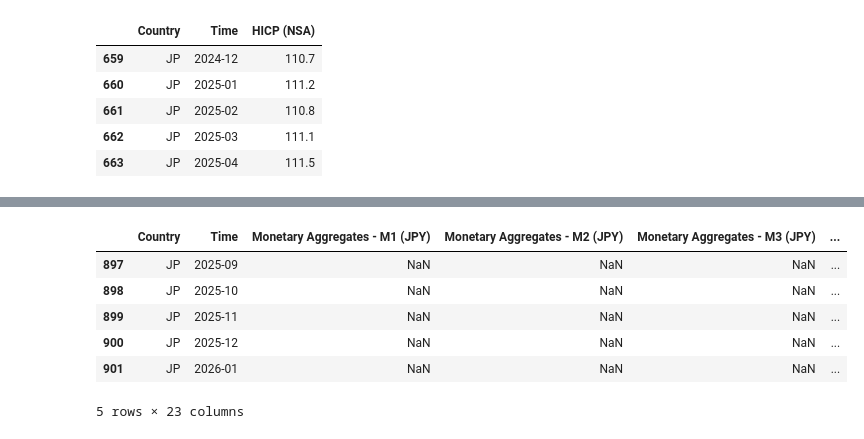
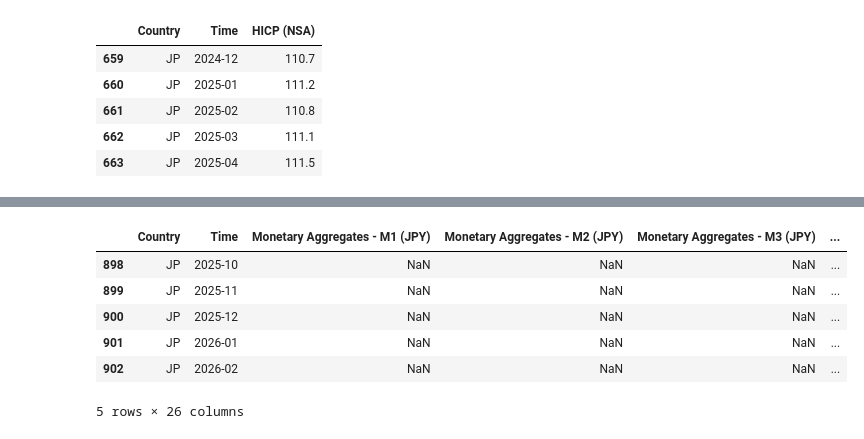
Before and after one commit to EliaLand/PVAR_japan_endogenous_money, a Jupyter notebook: Module1_data_extraction_manipulation.ipynb, the cells around one changed output, grey strips where cells are left out. Cells and saved outputs as stored; diff of their text form; code cells hidden in the pictures.

```diff
--- a/Module1_data_extraction_manipulation.ipynb
+++ b/Module1_data_extraction_manipulation.ipynb
@@ -782,0 +851,16 @@ jp_dudebt_m_raw.tail()
+# %%
+# NEXT FUNDS TOPIX Banks Exchange Traded Fund, 1615.T, (monthly, %, non-seasonally adjusted, 1993/10, 2025/12)
+# https://finance.yahoo.com/quote/1615.T/ (1615.T)
+
+jp_def_m_raw = fetch_YFINANCE("1615.T", "2000-01-01", "2026-02-25")
+jp_def_m_raw.columns = ["Time", "1615.T-Price", "1615.T-Volume"]
+
+jp_def_m_raw["Time"] = jp_def_m_raw["Time"].dt.to_timestamp()
+jp_def_m_raw["Time"] = jp_def_m_raw["Time"].dt.to_period("M").astype(str)
+jp_def_m_raw["Country"] = "JP"
+jp_def_m_raw = jp_def_m_raw[
+    ["Country", "Time", "1615.T-Price"]
+]
+jp_def_m_raw = jp_def_m_raw.dropna()
+
+jp_def_m_raw.tail()
@@ -912,3 +1008,9 @@ jp_debt_df.tail()
 | 382 | JP | 2021-11 | 216.135005 | NaN | NaN |
 | 383 | JP | 2021-12 | 216.135005 | NaN | NaN |
 | 384 | JP | 2022-01 | 215.906360 | NaN | NaN |
+# %%
+# Net Interest Margin Dataframe
+jp_nim_df = pd.merge(jp_loai_m_raw, jp_depi_m_raw, on=["Country", "Time"], how="outer")
+
+jp_nim_df.to_csv("Data/Aggregated/jp_nim_df.csv", index=False)
+jp_nim_df.tail()
@@ -914,0 +1024,6 @@ jp_debt_df.tail()
+# %%
+# Default Rate Proxy Dataframe
+jp_stress_df = jp_def_m_raw.copy()
+
+jp_stress_df.to_csv("Data/Aggregated/jp_stress_df.csv", index=False)
+jp_stress_df.tail()
@@ -928,22 +1050,24 @@ jp_control_df.tail()
 # %%
 # Aggregated JP Dataframe
 jp_aggregated_df = pd.merge(jp_broad_money_df, jp_credit_demand_df, on=["Country", "Time"], how="outer")
 jp_aggregated_df = pd.merge(jp_aggregated_df, jp_bank_reserves_df, on=["Country", "Time"], how="outer")
 jp_aggregated_df = pd.merge(jp_aggregated_df, jp_policy_rate_df, on=["Country", "Time"], how="outer")
 jp_aggregated_df = pd.merge(jp_aggregated_df, jp_exchange_rate_df, on=["Country", "Time"], how="outer")
 jp_aggregated_df = pd.merge(jp_aggregated_df, jp_inflation_df, on=["Country", "Time"], how="outer")
 jp_aggregated_df = pd.merge(jp_aggregated_df, jp_rgdp_df, on=["Country", "Time"], how="outer")
 jp_aggregated_df = pd.merge(jp_aggregated_df, jp_debt_df, on=["Country", "Time"], how="outer")
 jp_aggregated_df = pd.merge(jp_aggregated_df, jp_bojta_df, on=["Country", "Time"], how="outer")
+jp_aggregated_df = pd.merge(jp_aggregated_df, jp_nim_df, on=["Country", "Time"], how="outer")
+jp_aggregated_df = pd.merge(jp_aggregated_df, jp_stress_df, on=["Country", "Time"], how="outer")
 jp_aggregated_df = pd.merge(jp_aggregated_df, jp_control_df, on=["Country", "Time"], how="outer")
 
 jp_aggregated_df.to_csv("Data/Aggregated/jp_aggregated_df.csv", index=False)
 jp_aggregated_df.tail()
 # %% [output]
 |  | Country | Time | Monetary Aggregates - M1 (JPY) | Monetary Aggregates - M2 (JPY) | Monetary Aggregates - M3 (JPY) | ... |
-| 897 | JP | 2025-09 | NaN | NaN | NaN | ... |
 | 898 | JP | 2025-10 | NaN | NaN | NaN | ... |
 | 899 | JP | 2025-11 | NaN | NaN | NaN | ... |
 | 900 | JP | 2025-12 | NaN | NaN | NaN | ... |
 | 901 | JP | 2026-01 | NaN | NaN | NaN | ... |
+| 902 | JP | 2026-02 | NaN | NaN | NaN | ... |
-5 rows × 23 columns
+5 rows × 26 columns
```
Also changed, not shown: parts of 26 cells of this notebook, 10 other files.
